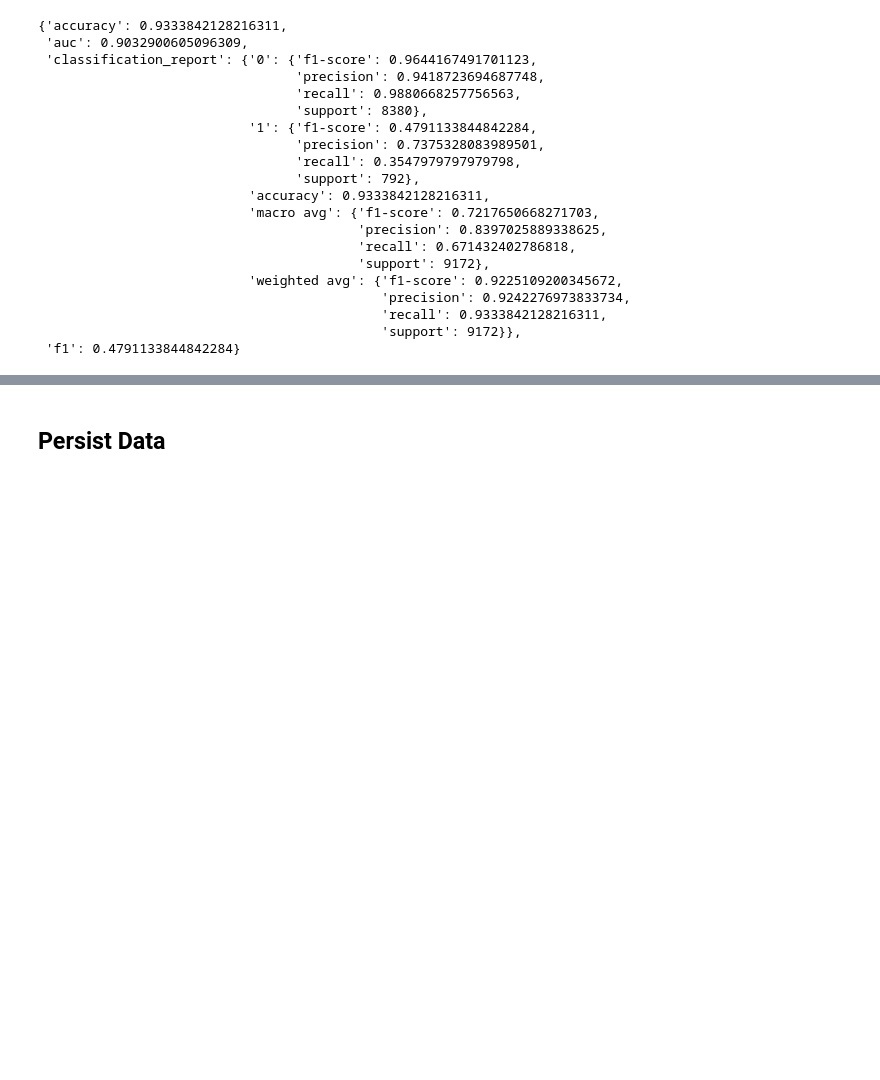
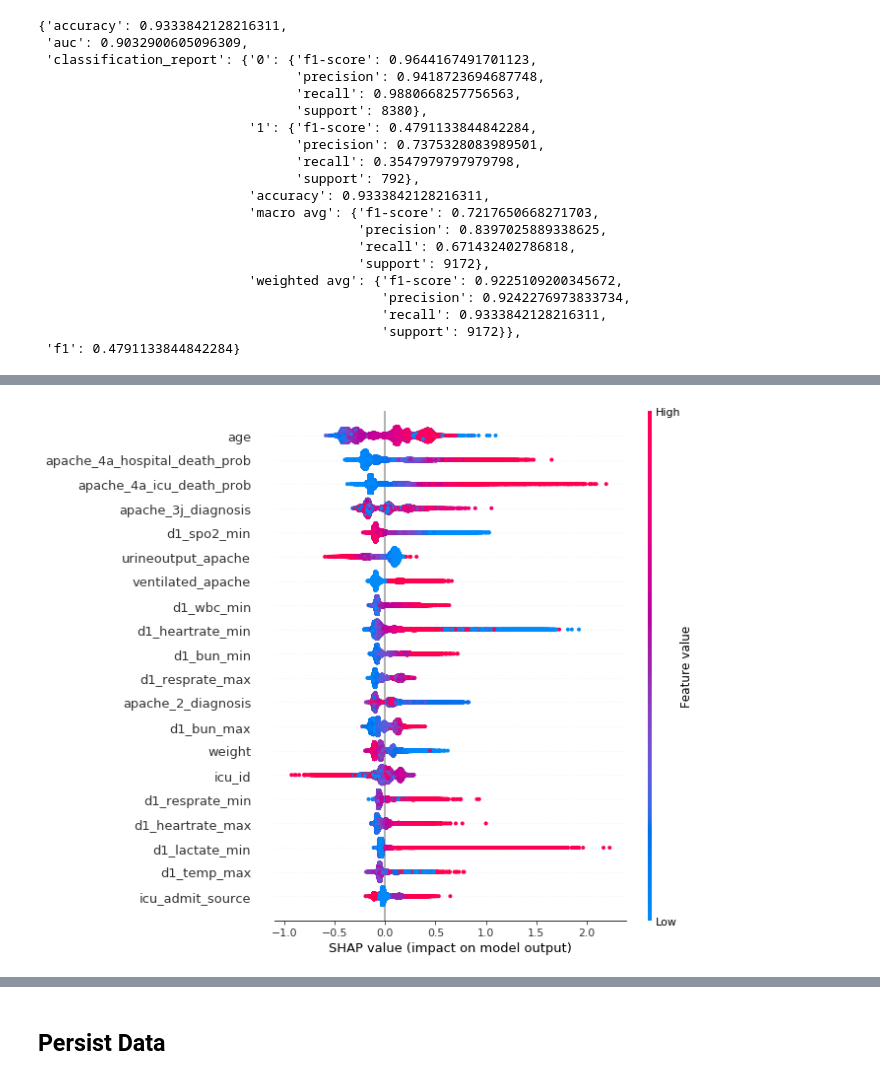
Before and after one commit to iainwo/kaggle, a Jupyter notebook: notebooks/4.0.0-iwong-model-catboost.ipynb, the cells around one changed output, grey strips where cells are left out. Saved outputs shown, nothing was run; the diff lists cells and outputs as text; code cells hidden in the pictures; blank space fills up the shorter version.

```diff
--- a/notebooks/4.0.0-iwong-model-catboost.ipynb
+++ b/notebooks/4.0.0-iwong-model-catboost.ipynb
@@ -192,0 +250,4 @@ pprint.pprint(test_results)
+# %%
+shap.summary_plot(shap_values, X_train)
+# %% [output]
+[figure, added]
```
Also changed, not shown: parts of 8 cells of this notebook, 1 other file.
